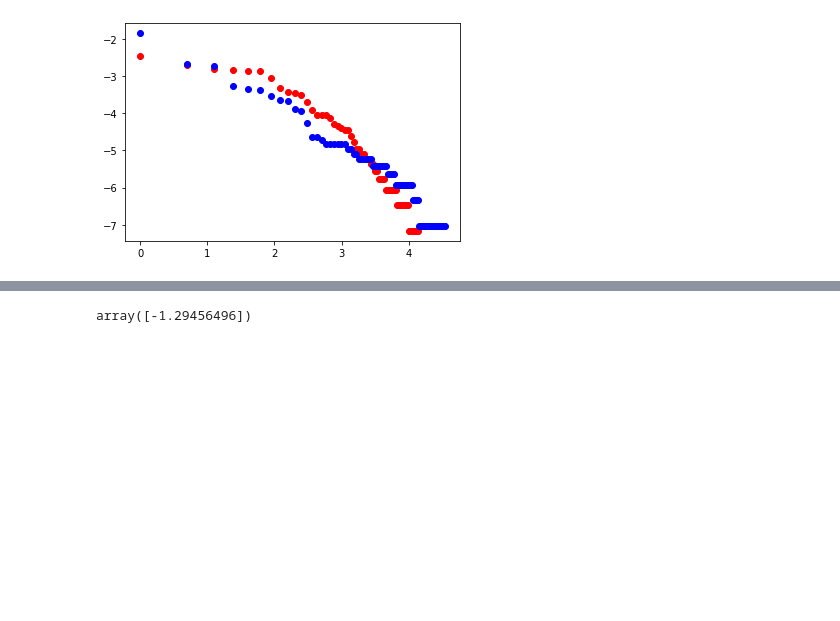
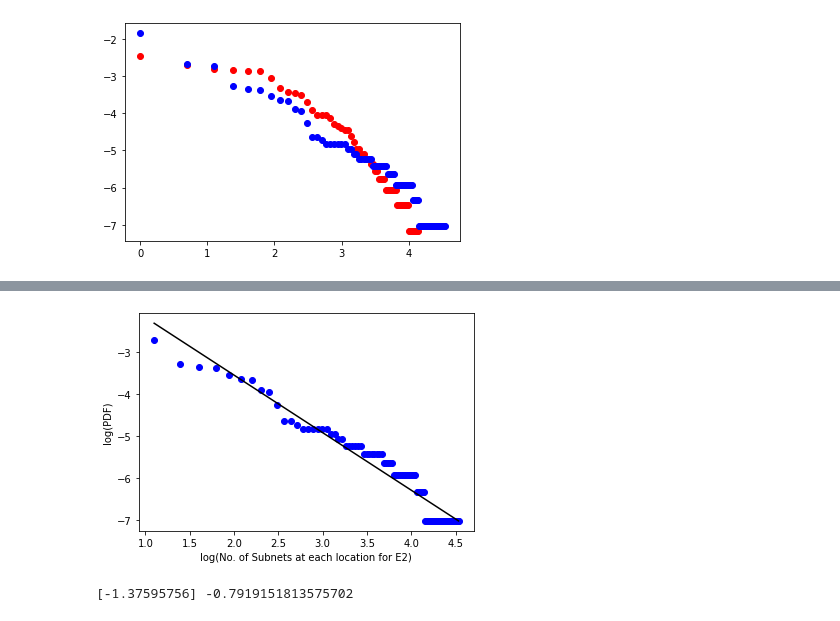
Before and after one commit to atreya221/CS396A, a Jupyter notebook: zipf/notebooks/demo-1.4.ipynb, the cells around one changed output, grey strips where cells are left out. Cells and saved outputs as stored; diff of their text form; code cells hidden in the pictures; blank space fills up the shorter version.

```diff
--- a/zipf/notebooks/demo-1.4.ipynb
+++ b/zipf/notebooks/demo-1.4.ipynb
@@ -78,11 +92,18 @@ array([-1.46118773])
 # %%
-X2 = np.log(x2[1:]).reshape((-1,1))
-Y2 = np.log(pdf2[1:])
+X2 = np.log(x2[3:]).reshape((-1,1))
+Y2 = np.log(pdf2[3:])
 m2 = LinearRegression().fit(X2,Y2)
 s2 = m2.coef_
-s2
+i2 = m2.intercept_
+plt.scatter(X2, Y2,color='b')
+plt.plot(X2, m2.predict(X2),color='k')
+plt.ylabel("log(PDF)")
+plt.xlabel("log(No. of Subnets at each location for E2)")
+plt.show()
+print(s2,i2)
 # %% [output]
+[figure, added]
-array([-1.29456496])
+[-1.37595756] -0.7919151813575702
 # %%
 zipf1 = np.random.zipf(a=1.04, size=1000)
 
```
Also changed, not shown: parts of 4 cells of this notebook, 2 other files.
